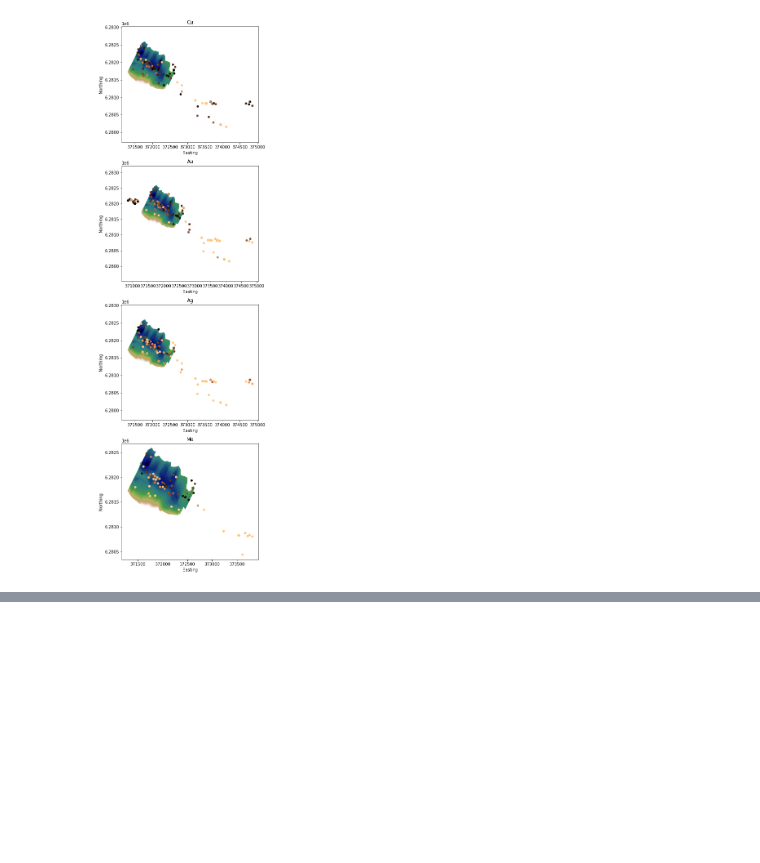
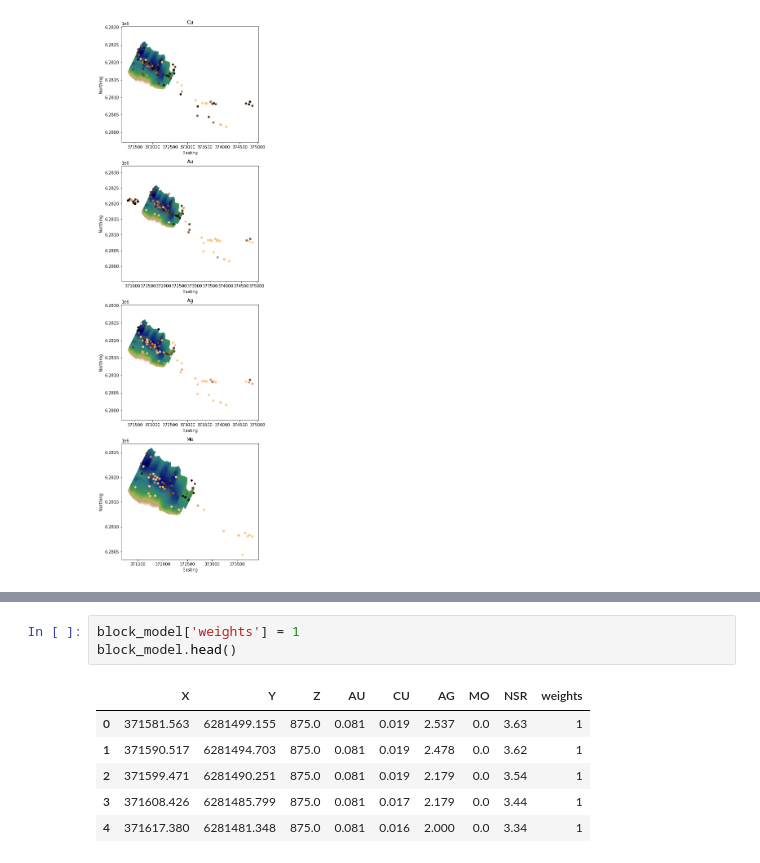
Before and after one commit to jouytrew/bronson_slope, a Jupyter notebook: bronson_slope_jupyter.ipynb, the cells around one changed output, grey strips where cells are left out. Saved outputs shown, nothing was run; the diff lists cells and outputs as text; blank space fills up the shorter version.

```diff
--- a/bronson_slope_jupyter.ipynb
+++ b/bronson_slope_jupyter.ipynb
@@ -429,0 +381,10 @@ Text(0, 0.5, 'Y')
+# %%
+block_model['weights'] = 1
+block_model.head()
+# %% [output]
+|  | X | Y | Z | AU | CU | AG | MO | NSR | weights |
+| 0 | 371581.563 | 6281499.155 | 875.0 | 0.081 | 0.019 | 2.537 | 0.0 | 3.63 | 1 |
+| 1 | 371590.517 | 6281494.703 | 875.0 | 0.081 | 0.019 | 2.478 | 0.0 | 3.62 | 1 |
+| 2 | 371599.471 | 6281490.251 | 875.0 | 0.081 | 0.019 | 2.179 | 0.0 | 3.54 | 1 |
+| 3 | 371608.426 | 6281485.799 | 875.0 | 0.081 | 0.017 | 2.179 | 0.0 | 3.44 | 1 |
+| 4 | 371617.380 | 6281481.348 | 875.0 | 0.081 | 0.016 | 2.000 | 0.0 | 3.34 | 1 |
```
Also changed, not shown: parts of 6 cells of this notebook, 4 other files.
